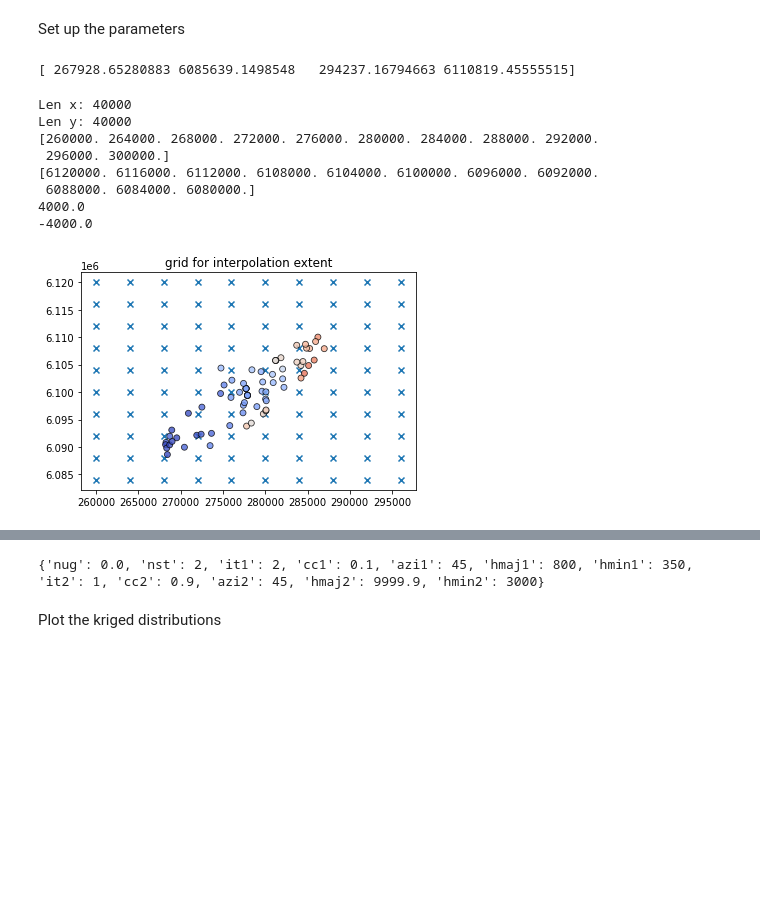
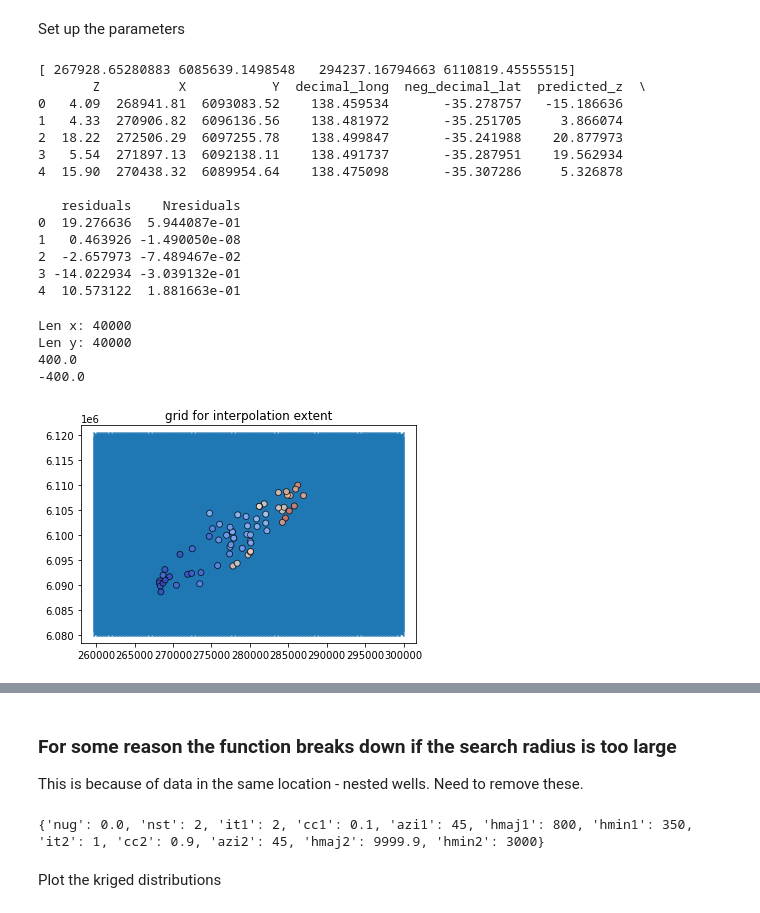
Before and after one commit to sarahkmarshall/willunga_wt, a Jupyter notebook: variogram_calculation.ipynb, the cells around one changed output, grey strips where cells are left out. Cells and saved outputs as stored; diff of their text form; code cells hidden in the pictures; blank space fills up the shorter version.

```diff
--- a/variogram_calculation.ipynb
+++ b/variogram_calculation.ipynb
@@ -265,7 +265,7 @@ os.chdir(r"C:\Users\mar886\WaterTableProject\Willunga\willunga_wt\variogram")
 # %%
 outputdatapath = r'C:\Users\mar886\WaterTableProject\Willunga\willunga_wt\output_data'
 
-df = pd.read_csv(os.path.join(outputdatapath, "well_summary_gdf_ss_a.csv"))
+df = pd.read_csv(os.path.join(outputdatapath, "well_summary_gdf_ss_a1.csv"))
 df.head()
 # %% [output]
 |  | DHNO | DHNO.1 | Unit_No | Unit_Number | dh_name | network | Obs_No | drillhole_class | ... |
@@ -1049,59 +1045,76 @@ Set up the parameters
 # %%
 print(study_grid.total_bounds)
 #study_grid.plot()
+print(df.head())
 # %% [output]
 [ 267928.65280883 6085639.1498548   294237.16794663 6110819.45555515]
+       Z          X           Y  decimal_long  neg_decimal_lat  predicted_z  \
+0   4.09  268941.81  6093083.52    138.459534       -35.278757   -15.186636
+1   4.33  270906.82  6096136.56    138.481972       -35.251705     3.866074
+2  18.22  272506.29  6097255.78    138.499847       -35.241988    20.877973
+3   5.54  271897.13  6092138.11    138.491737       -35.287951    19.562934
+4  15.90  270438.32  6089954.64    138.475098       -35.307286     5.326878
+
+   residuals    Nresiduals
+0  19.276636  5.944087e-01
+1   0.463926 -1.490050e-08
+2  -2.657973 -7.489467e-02
+3 -14.022934 -3.039132e-01
+4  10.573122  1.881663e-01
 # %%
 x1 = 260000
 x2 = 300000
-nx = 10
+nx = 100
 print("Len x: %i" %(x2-x1))
 
 y1 = 6080000
 y2 = 6120000
 print("Len y: %i" %(y2-y1))
-ny = 10
+ny = 100
 
 x_lin = np.linspace(x1, x2, nx+1)
-print(x_lin)
+#print(x_lin)
 y_lin = np.linspace(y2, y1, ny+1)
-print(y_lin)
+#print(y_lin)
 
 spacing_x = x_lin[1] - x_lin[0]
 spacing_y = y_lin[1] - y_lin[0]
 
 print(spacing_x)
 print(spacing_y)
 
 xx, yy = np.meshgrid(x_lin[:-1],
                      y_lin[:-1])
 
-zs = np.zeros_like(xx)
+#zs = np.zeros_like(xx)
+
+vmin = 0
+vmax = 250
 
 plt.figure()
 plt.subplot(111)
 
 plt.scatter(xx.flatten(), yy.flatten(), marker="x")
 plt.title("grid for interpolation extent")
-im = plt.scatter(df["X"], df["Y"], s=None, c=df["Z"], cmap=cmap, alpha=0.8,
+im = plt.scatter(df["X"], df["Y"], s=None, c=df["Z"], cmap="coolwarm", alpha=0.8,
                  vmin=vmin, vmax=vmax, linewidths=0.8, edgecolors="black")
 # %% [output]
 Len x: 40000
 Len y: 40000
-[260000. 264000. 268000. 272000. 276000. 280000. 284000. 288000. 292000.
- 296000. 300000.]
-[6120000. 6116000. 6112000. 6108000. 6104000. 6100000. 6096000. 6092000.
- 6088000. 6084000. 6080000.]
-4000.0
--4000.0
+400.0
+-400.0
-[figure, old version]
+[figure, new version]
 # %% [markdown]
 ![image.png](attachment:image.png)
+# %% [markdown]
+### For some reason the function breaks down if the search radius is too large
+
+This is because of data in the same location - nested wells. Need to remove these.
 # %%
 skmean = df.Z.mean()          # simple kriging mean (used if simple kriging is selected below)
 ktype = 0                     # kriging type, 0 - simple, 1 - ordinary
 isk = 0.0                     # Simple kriging with be performed with a mean of skmean if isk=0
-radius = 500#10000                # search radius for neighbouring data
+radius = 5000 #10000                # search radius for neighbouring data
 nxdis = 1                     # 1 = point kriging (not block kriging)
 nydis = 1                     # 1 = point kriging (not block kriging)
 ndmin = 1                     # minimum data for an estimate - min number of data able to be included in search
@@ -1112,16 +1125,16 @@ nx = nx                       # number of cells x
 ny = ny                       # number of cells y
 xmn = x1                      # grid origin, location center of lower left cell
 ymn = y1                      # grid origin, location center of lower left cell
-xsiz = 4000                   # cell size
-ysiz = 4000                   # cell size
+xsiz = int(spacing_x)                   # cell size
+ysiz = abs(int(spacing_y))                   # cell size
+
+# Use variogram from above
+
+print(vario)
+
+##vario = GSLIB.make_variogram(nug=nug, nst=nst, it1=it1, cc1=cc1, azi1=azi1, hmaj1=hmaj1, hmin1=hmin1) #  variogram
+# %% [output]
+{'nug': 0.0, 'nst': 2, 'it1': 2, 'cc1': 0.1, 'azi1': 45, 'hmaj1': 800, 'hmin1': 350, 'it2': 1, 'cc2': 0.9, 'azi2': 45, 'hmaj2': 9999.9, 'hmin2': 3000}
-# %%
-# Use variogram from above
-
-print(vario)
-
-##vario = GSLIB.make_variogram(nug=nug, nst=nst, it1=it1, cc1=cc1, azi1=azi1, hmaj1=hmaj1, hmin1=hmin1) #  variogram
-# %% [output]
-{'nug': 0.0, 'nst': 2, 'it1': 2, 'cc1': 0.1, 'azi1': 45, 'hmaj1': 800, 'hmin1': 350, 'it2': 1, 'cc2': 0.9, 'azi2': 45, 'hmaj2': 9999.9, 'hmin2': 3000}
 # %% [markdown]
 Plot the kriged distributions
 # %%
```
Also changed, not shown: parts of 59 cells of this notebook.
